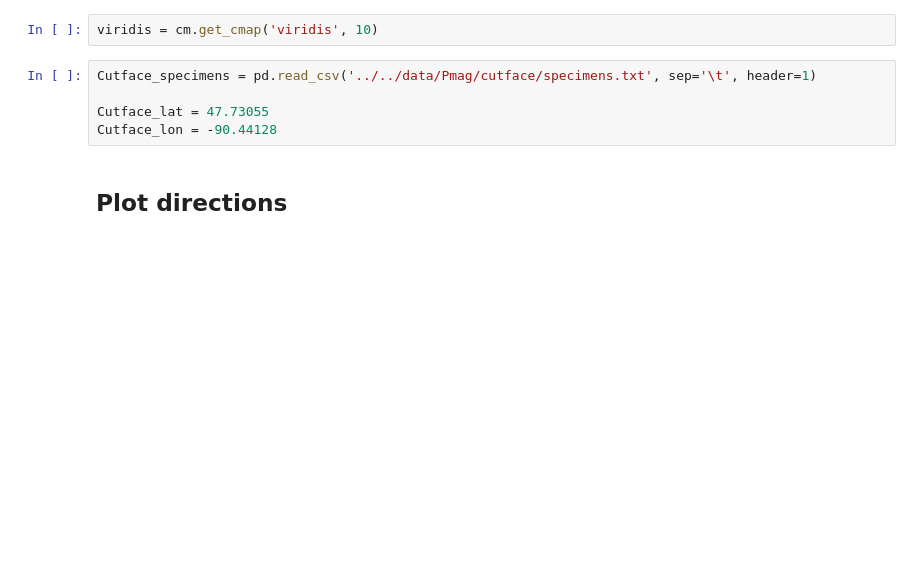
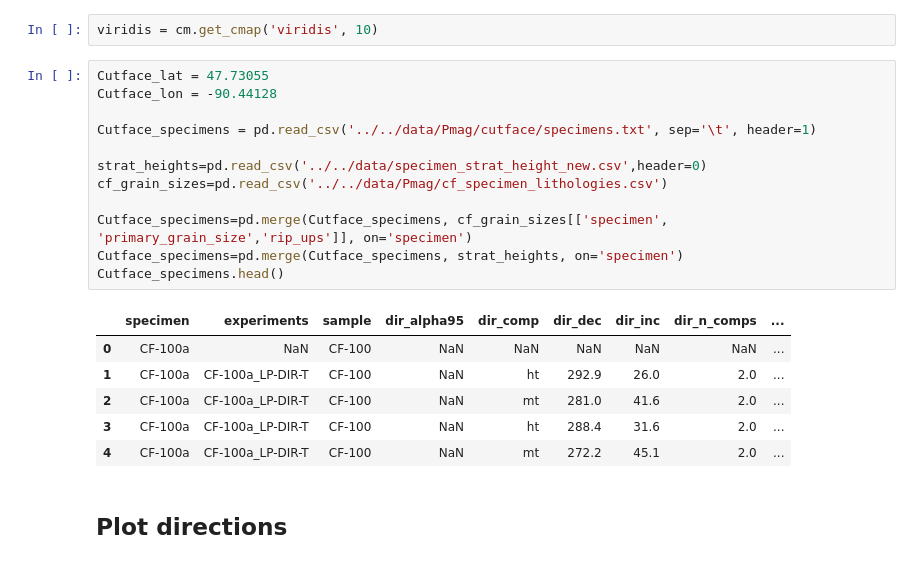
Before and after one commit to Swanson-Hysell-Group/Inclination_Shallowing, a Jupyter notebook: code/Notebooks/Cutface_pmag.ipynb, the cells around one changed output. Cells and saved outputs as stored; diff of their text form; blank space fills up the shorter version.

```diff
--- a/code/Notebooks/Cutface_pmag.ipynb
+++ b/code/Notebooks/Cutface_pmag.ipynb
@@ -29,11 +24,25 @@ import math as math
 %config InlineBackend.figure_format = 'retina'
 # %%
 viridis = cm.get_cmap('viridis', 10)
-# %%
-Cutface_specimens = pd.read_csv('../../data/Pmag/cutface/specimens.txt', sep='\t', header=1)
-
-Cutface_lat = 47.73055
-Cutface_lon = -90.44128
+# %%
+Cutface_lat = 47.73055
+Cutface_lon = -90.44128
+
+Cutface_specimens = pd.read_csv('../../data/Pmag/cutface/specimens.txt', sep='\t', header=1)
+
+strat_heights=pd.read_csv('../../data/specimen_strat_height_new.csv',header=0)
+cf_grain_sizes=pd.read_csv('../../data/Pmag/cf_specimen_lithologies.csv')
+
+Cutface_specimens=pd.merge(Cutface_specimens, cf_grain_sizes[['specimen', 'primary_grain_size','rip_ups']], on='specimen')
+Cutface_specimens=pd.merge(Cutface_specimens, strat_heights, on='specimen')
+Cutface_specimens.head()
+# %% [output]
+|  | specimen | experiments | sample | dir_alpha95 | dir_comp | dir_dec | dir_inc | dir_n_comps | ... |
+| 0 | CF-100a | NaN | CF-100 | NaN | NaN | NaN | NaN | NaN | ... |
+| 1 | CF-100a | CF-100a_LP-DIR-T | CF-100 | NaN | ht | 292.9 | 26.0 | 2.0 | ... |
+| 2 | CF-100a | CF-100a_LP-DIR-T | CF-100 | NaN | mt | 281.0 | 41.6 | 2.0 | ... |
+| 3 | CF-100a | CF-100a_LP-DIR-T | CF-100 | NaN | ht | 288.4 | 31.6 | 2.0 | ... |
+| 4 | CF-100a | CF-100a_LP-DIR-T | CF-100 | NaN | mt | 272.2 | 45.1 | 2.0 | ... |
 # %% [markdown]
 ## Plot directions
 # %%
```
Also changed, not shown: parts of 18 cells of this notebook, 3 other files.
